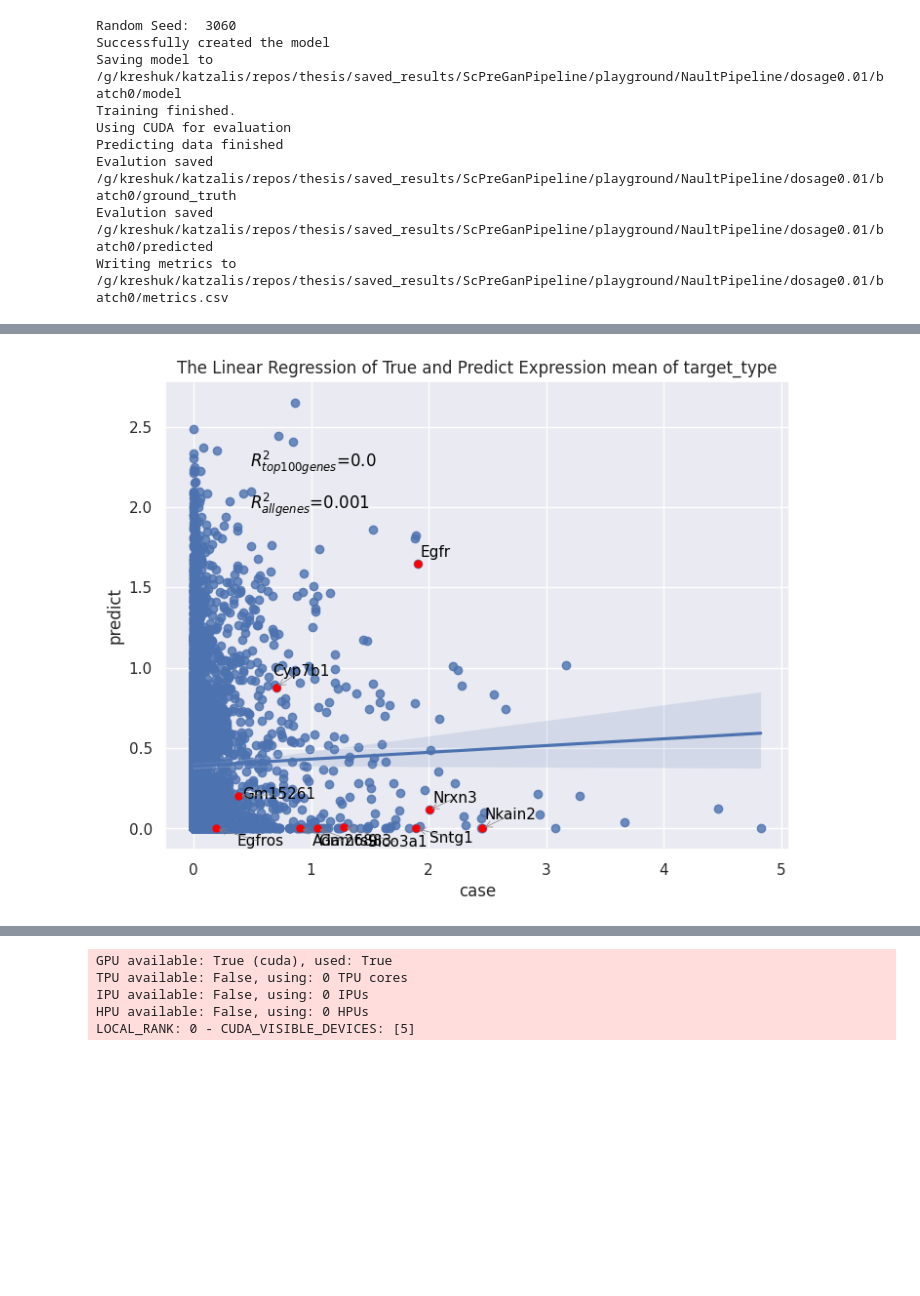
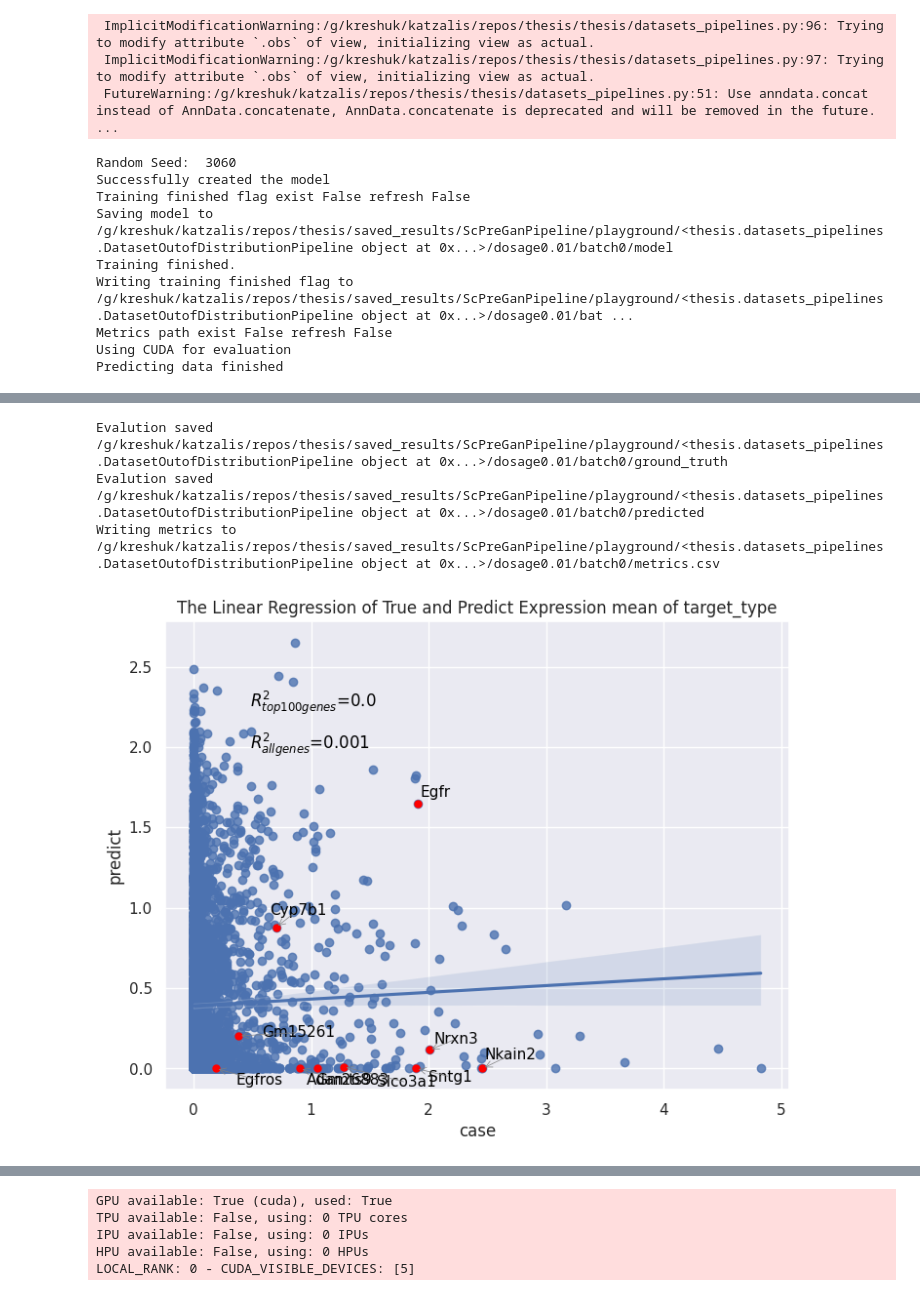
Before and after one commit to thodkatz/thesis, a Jupyter notebook: experiments/playground.ipynb, the cells around one changed output, grey strips where cells are left out. Drawn from its saved outputs; the diff is of its cells as text; code cells hidden in the pictures; blank space fills up the shorter version.

Commit message:
Dataset pipelines are not coupled with perturbation

```diff
--- a/experiments/playground.ipynb
+++ b/experiments/playground.ipynb
@@ -43,24 +51,26 @@ Writing metrics to /g/kreshuk/katzalis/repos/thesis/saved_results/ScPreGanPipeli
 [figure]
 # %%
-from thesis.datasets_pipelines import NaultPipeline
+from thesis.datasets_pipelines import DatasetSinglePerturbationPipeline, NaultPipeline
+from thesis.model_pipelines import ScPreGanPipeline
 
 
 scpregan_nault = ScPreGanPipeline(
-        dataset_pipeline=NaultPipeline(
-            dosage=0.01
-        ),
-        experiment_name="playground",
-        debug=True
-    )
+    dataset_pipeline=DatasetSinglePerturbationPipeline(NaultPipeline(), dosage=0.01),
+    experiment_name="playground",
+    debug=True,
+)
 
 scpregan_nault(batch=0, append_metrics=False, save_plots=False)
 # %% [output]
-Random Seed:  3060
-Successfully created the model
-Saving model to /g/kreshuk/katzalis/repos/thesis/saved_results/ScPreGanPipeline/playground/NaultPipeline/dosage0.01/batch0/model
-Training finished.
-Using CUDA for evaluation
-Predicting data finished
-Evalution saved /g/kreshuk/katzalis/repos/thesis/saved_results/ScPreGanPipeline/playground/NaultPipeline/dosage0.01/batch0/ground_truth
-Evalution saved /g/kreshuk/katzalis/repos/thesis/saved_results/ScPreGanPipeline/playground/NaultPipeline/dosage0.01/batch0/predicted
-Writing metrics to /g/kreshuk/katzalis/repos/thesis/saved_results/ScPreGanPipeline/playground/NaultPipeline/dosage0.01/batch0/metrics.csv
+ ImplicitModificationWarning:/g/kreshuk/katzalis/repos/thesis/thesis/datasets_pipelines.py:96: Trying to modify attribute `.obs` of view, initializing view as actual.
+ ImplicitModificationWarning:/g/kreshuk/katzalis/repos/thesis/thesis/datasets_pipelines.py:97: Trying to modify attribute `.obs` of view, initializing view as actual.
+ FutureWarning:/g/kreshuk/katzalis/repos/thesis/thesis/datasets_pipelines.py:51: Use anndata.concat instead of AnnData.concatenate, AnnData.concatenate is deprecated and will be removed in the future. ...
+Random Seed:  3060
+Successfully created the model
+Training finished flag exist False refresh False
+Saving model to /g/kreshuk/katzalis/repos/thesis/saved_results/ScPreGanPipeline/playground/<thesis.datasets_pipelines.DatasetOutofDistributionPipeline object at 0x...>/dosage0.01/batch0/model
+Training finished.
+Writing training finished flag to /g/kreshuk/katzalis/repos/thesis/saved_results/ScPreGanPipeline/playground/<thesis.datasets_pipelines.DatasetOutofDistributionPipeline object at 0x...>/dosage0.01/bat ...
+Metrics path exist False refresh False
+Using CUDA for evaluation
+Predicting data finished
@@ -67,2 +82,5 @@ Writing metrics to /g/kreshuk/katzalis/repos/thesis/saved_results/ScPreGanPipeli
+Evalution saved /g/kreshuk/katzalis/repos/thesis/saved_results/ScPreGanPipeline/playground/<thesis.datasets_pipelines.DatasetOutofDistributionPipeline object at 0x...>/dosage0.01/batch0/ground_truth
+Evalution saved /g/kreshuk/katzalis/repos/thesis/saved_results/ScPreGanPipeline/playground/<thesis.datasets_pipelines.DatasetOutofDistributionPipeline object at 0x...>/dosage0.01/batch0/predicted
+Writing metrics to /g/kreshuk/katzalis/repos/thesis/saved_results/ScPreGanPipeline/playground/<thesis.datasets_pipelines.DatasetOutofDistributionPipeline object at 0x...>/dosage0.01/batch0/metrics.csv
-[figure, old version]
+[figure, new version]
 # %%
```
Also changed, not shown: parts of 5 cells of this notebook, 7 other files.
